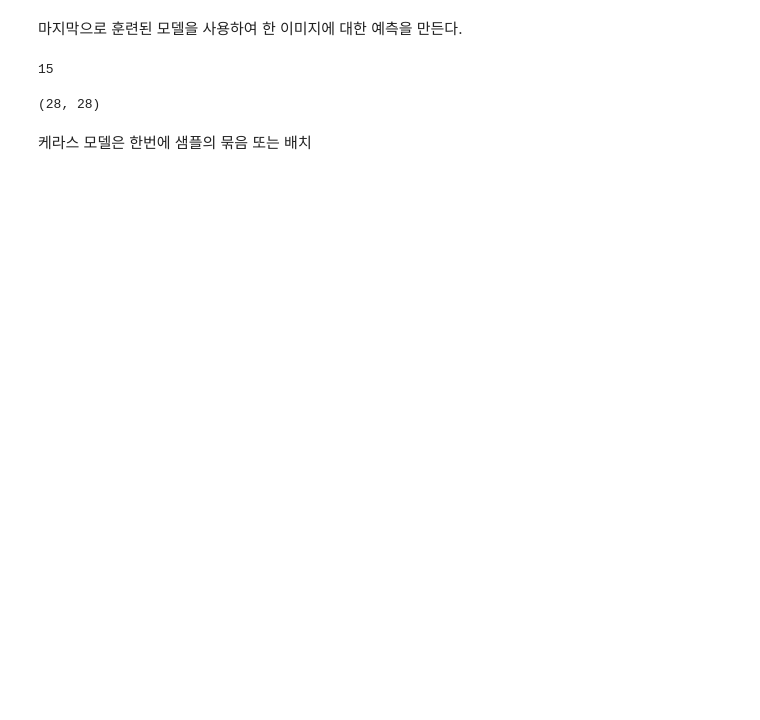
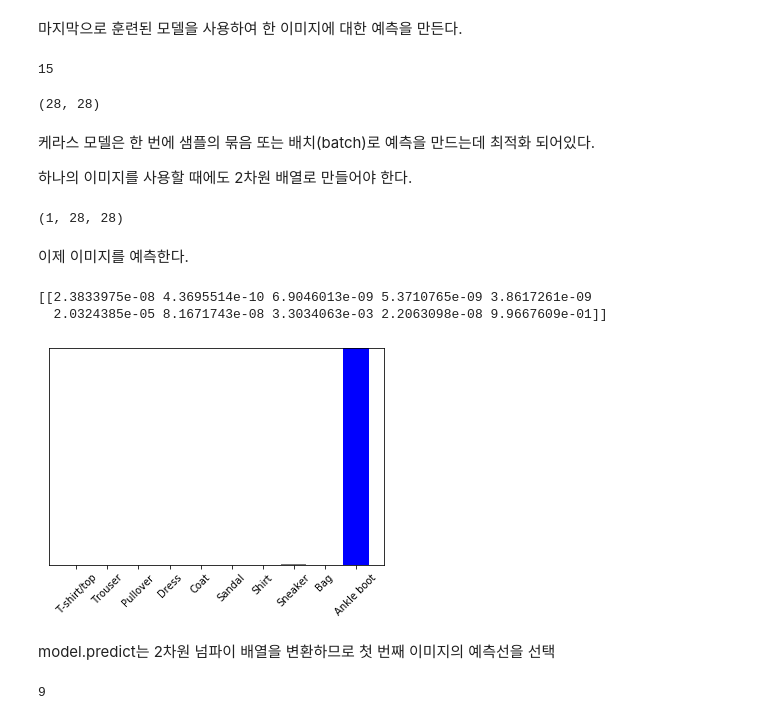
Before and after one commit to Jerrykim91/PortfolioPage, a Jupyter notebook: 패션_MNIST .ipynb, the cells around one changed output. Drawn from its saved outputs; the diff is of its cells as text; code cells hidden in the pictures; blank space fills up the shorter version.

```diff
--- a/패션_MNIST .ipynb
+++ b/패션_MNIST .ipynb
@@ -496,5 +492,34 @@ img = test_img[0]
 print(img.shape)
 # %% [output]
 (28, 28)
-# %% [markdown]
-케라스 모델은 한번에 샘플의 묶음 또는 배치
+# %% [markdown]
+케라스 모델은 한 번에 샘플의 묶음 또는 배치(batch)로 예측을 만드는데 최적화 되어있다.
+
+하나의 이미지를 사용할 때에도 2차원 배열로 만들어야 한다.
+# %%
+# 이미지 하나만 사용할 때도 배치에 추가한다.
+
+img = (np.expand_dims(img,0))
+print(img.shape)
+# %% [output]
+(1, 28, 28)
+# %% [markdown]
+이제 이미지를 예측한다.
+# %%
+predictions_single = model.predict(img)
+print(predictions_single)
+# %% [output]
+[[2.3833975e-08 4.3695514e-10 6.9046013e-09 5.3710765e-09 3.8617261e-09
+  2.0324385e-05 8.1671743e-08 3.3034063e-03 2.2063098e-08 9.9667609e-01]]
+# %%
+plot_value_array(0,predictions_single,test_labs)
+_ = plt.xticks(range(10), class_names, rotation=45)
+# %% [output]
+[figure, added]
+# %% [markdown]
+model.predict는 2차원 넘파이 배열을 변환하므로 첫 번째 이미지의 예측선을 선택
+# %%
+# 이전과 마찬가지로 모델의 예측은 레이블9 입니다.
+np.argmax(predictions_single[0])
+# %% [output]
+9
```
Also changed, not shown: parts of 9 cells of this notebook, 1 other file.
